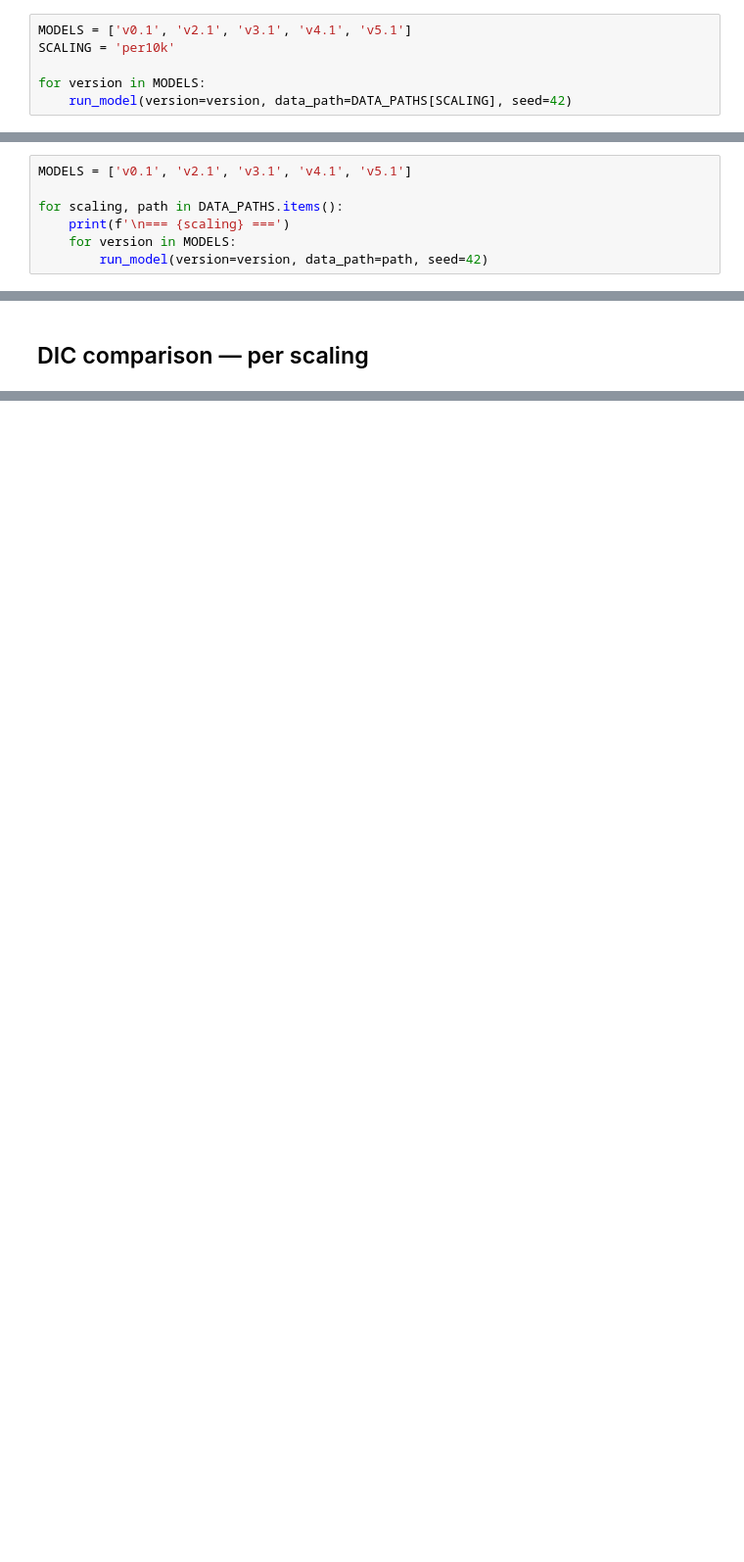
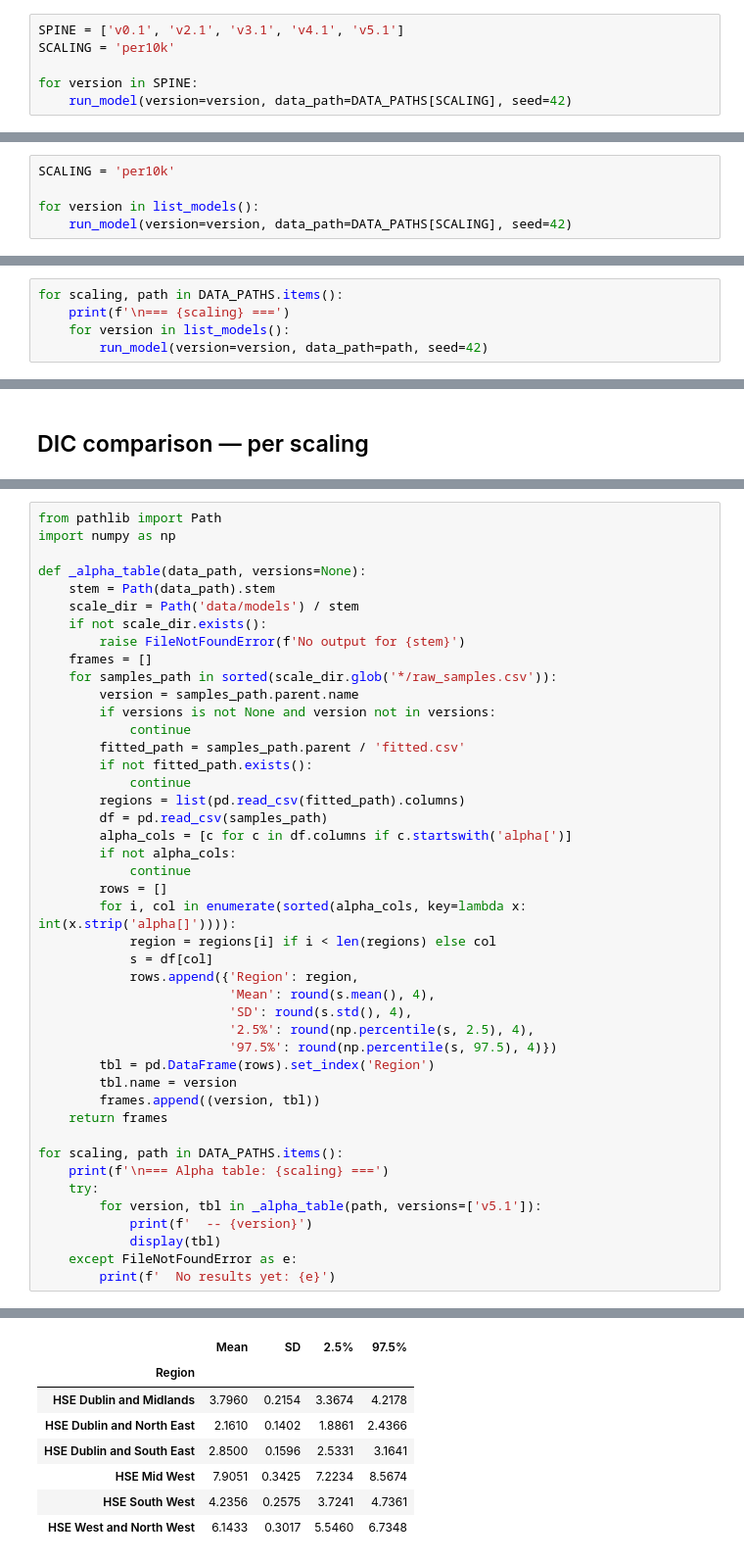
Before and after one commit to hotsoupisgood/hse-urgent-care-report-trolley-analysis, a Jupyter notebook: run_models.ipynb, the cells around one changed output, grey strips where cells are left out. Shown at 98% size. Drawn from its saved outputs; the diff is of its cells as text; blank space fills up the shorter version.

```diff
--- a/run_models.ipynb
+++ b/run_models.ipynb
@@ -35,6 +37,6 @@ print('Output:', result.output_dir)
 # %%
-MODELS = ['v0.1', 'v2.1', 'v3.1', 'v4.1', 'v5.1']
+SPINE = ['v0.1', 'v2.1', 'v3.1', 'v4.1', 'v5.1']
 SCALING = 'per10k'
 
-for version in MODELS:
+for version in SPINE:
     run_model(version=version, data_path=DATA_PATHS[SCALING], seed=42)
@@ -41,9 +45,12 @@ for version in MODELS:
+# %%
+SCALING = 'per10k'
+
+for version in list_models():
+    run_model(version=version, data_path=DATA_PATHS[SCALING], seed=42)
 # %% [markdown]
 ## Run all models across all scalings
 # %%
-MODELS = ['v0.1', 'v2.1', 'v3.1', 'v4.1', 'v5.1']
-
 for scaling, path in DATA_PATHS.items():
     print(f'\n=== {scaling} ===')
-    for version in MODELS:
+    for version in list_models():
         run_model(version=version, data_path=path, seed=42)
@@ -59,0 +130,45 @@ for scaling, path in DATA_PATHS.items():
+# %%
+from pathlib import Path
+import numpy as np
+
+def _alpha_table(data_path, versions=None):
+    stem = Path(data_path).stem
+    scale_dir = Path('data/models') / stem
+    if not scale_dir.exists():
+        raise FileNotFoundError(f'No output for {stem}')
+    frames = []
+    for samples_path in sorted(scale_dir.glob('*/raw_samples.csv')):
+        version = samples_path.parent.name
+        if versions is not None and version not in versions:
+            continue
+        fitted_path = samples_path.parent / 'fitted.csv'
+        if not fitted_path.exists():
+            continue
+        regions = list(pd.read_csv(fitted_path).columns)
+        df = pd.read_csv(samples_path)
+        alpha_cols = [c for c in df.columns if c.startswith('alpha[')]
+        if not alpha_cols:
+            continue
+        rows = []
+        for i, col in enumerate(sorted(alpha_cols, key=lambda x: int(x.strip('alpha[]')))):
+            region = regions[i] if i < len(regions) else col
+            s = df[col]
+            rows.append({'Region': region,
+                         'Mean': round(s.mean(), 4),
+                         'SD': round(s.std(), 4),
+                         '2.5%': round(np.percentile(s, 2.5), 4),
+                         '97.5%': round(np.percentile(s, 97.5), 4)})
+        tbl = pd.DataFrame(rows).set_index('Region')
+        tbl.name = version
+        frames.append((version, tbl))
+    return frames
+
+for scaling, path in DATA_PATHS.items():
+    print(f'\n=== Alpha table: {scaling} ===')
+    try:
+        for version, tbl in _alpha_table(path, versions=['v5.1']):
+            print(f'  -- {version}')
+            display(tbl)
+    except FileNotFoundError as e:
+        print(f'  No results yet: {e}')
+# %% [output]
@@ -59,0 +177,8 @@ for scaling, path in DATA_PATHS.items():
+|  | Mean | SD | 2.5% | 97.5% |
+| Region |  |  |  |  |
+| HSE Dublin and Midlands | 3.7960 | 0.2154 | 3.3674 | 4.2178 |
+| HSE Dublin and North East | 2.1610 | 0.1402 | 1.8861 | 2.4366 |
+| HSE Dublin and South East | 2.8500 | 0.1596 | 2.5331 | 3.1641 |
+| HSE Mid West | 7.9051 | 0.3425 | 7.2234 | 8.5674 |
+| HSE South West | 4.2356 | 0.2575 | 3.7241 | 4.7361 |
+| HSE West and North West | 6.1433 | 0.3017 | 5.5460 | 6.7348 |
```
Also changed, not shown: parts of 11 cells of this notebook, 17 other files.
